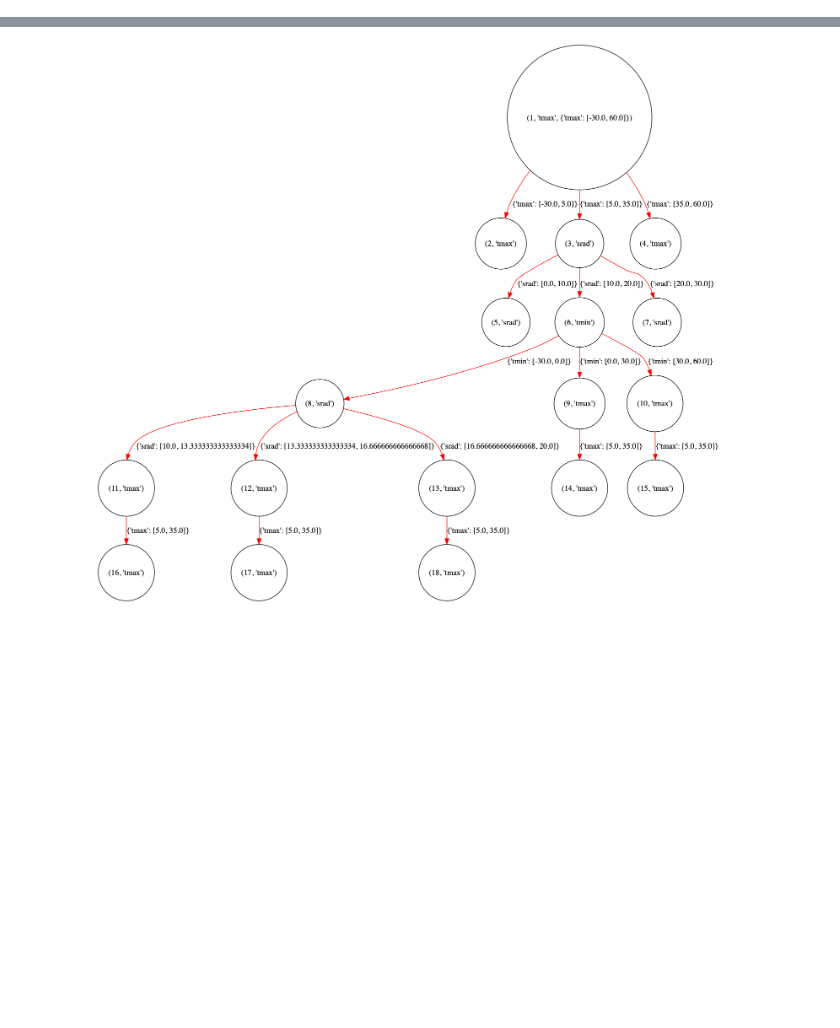
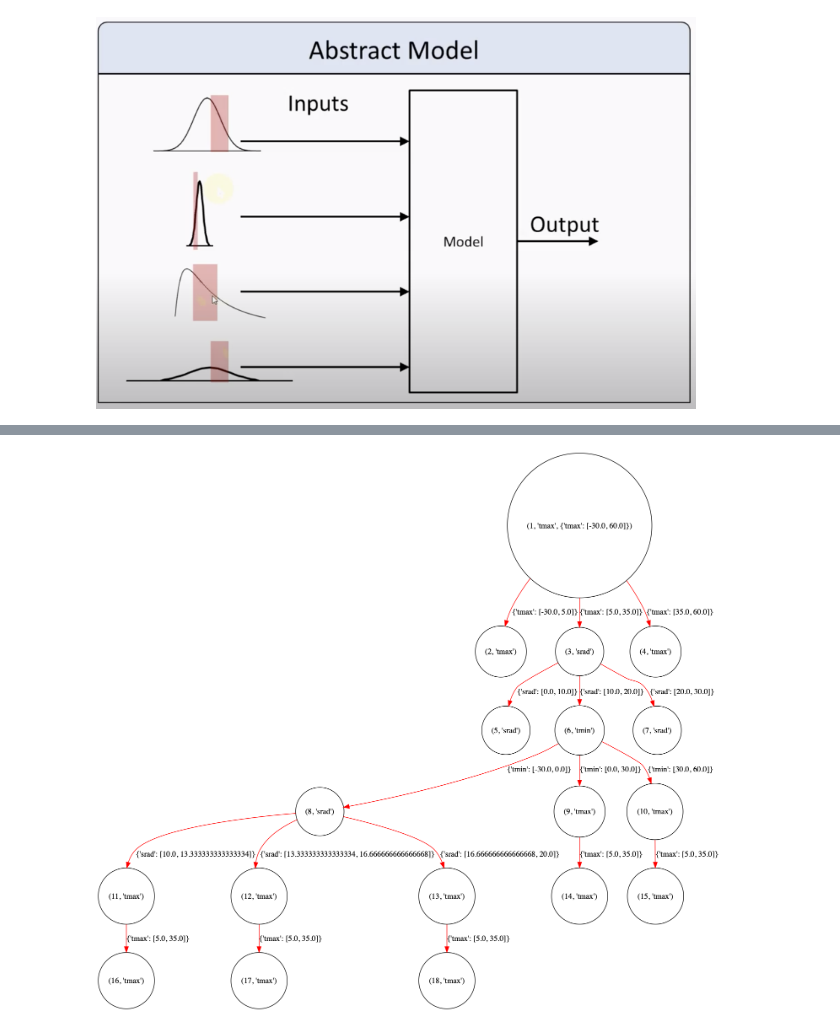
Before and after one commit to ml4ai/automates, a Jupyter notebook: notebooks/ISA.ipynb, the cells around one changed output, grey strips where cells are left out. Saved outputs shown, nothing was run; the diff lists cells and outputs as text; code cells hidden in the pictures; blank space fills up the shorter version.

```diff
--- a/notebooks/ISA.ipynb
+++ b/notebooks/ISA.ipynb
@@ -27,0 +22,4 @@ def PETPT(tmax, tmin, srad, xhlai, msalb):
+# %%
+Image('sensitivity.png', width=600,  height=600)
+# %% [output]
+[figure, added]
```
Also changed, not shown: parts of 22 cells of this notebook.
